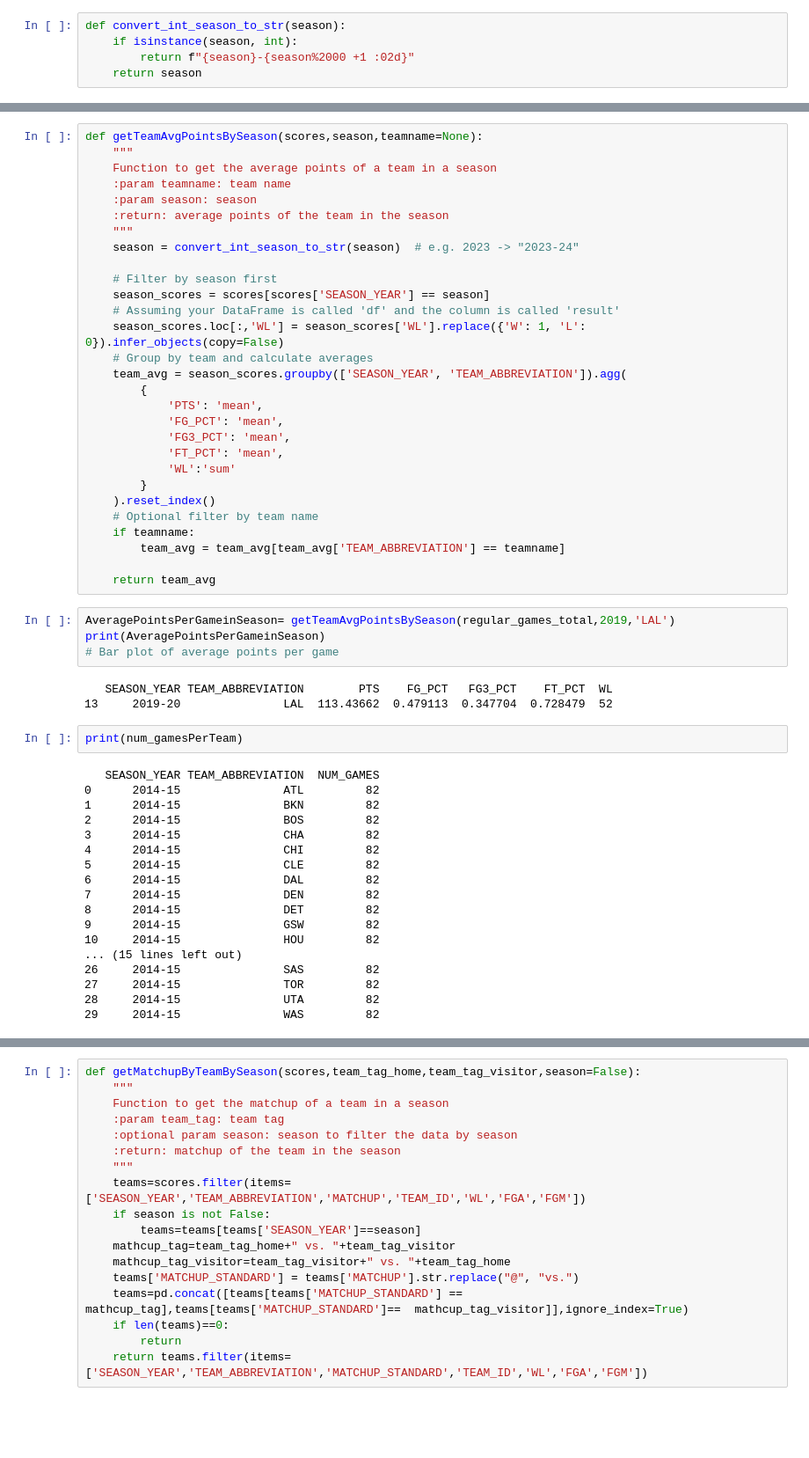
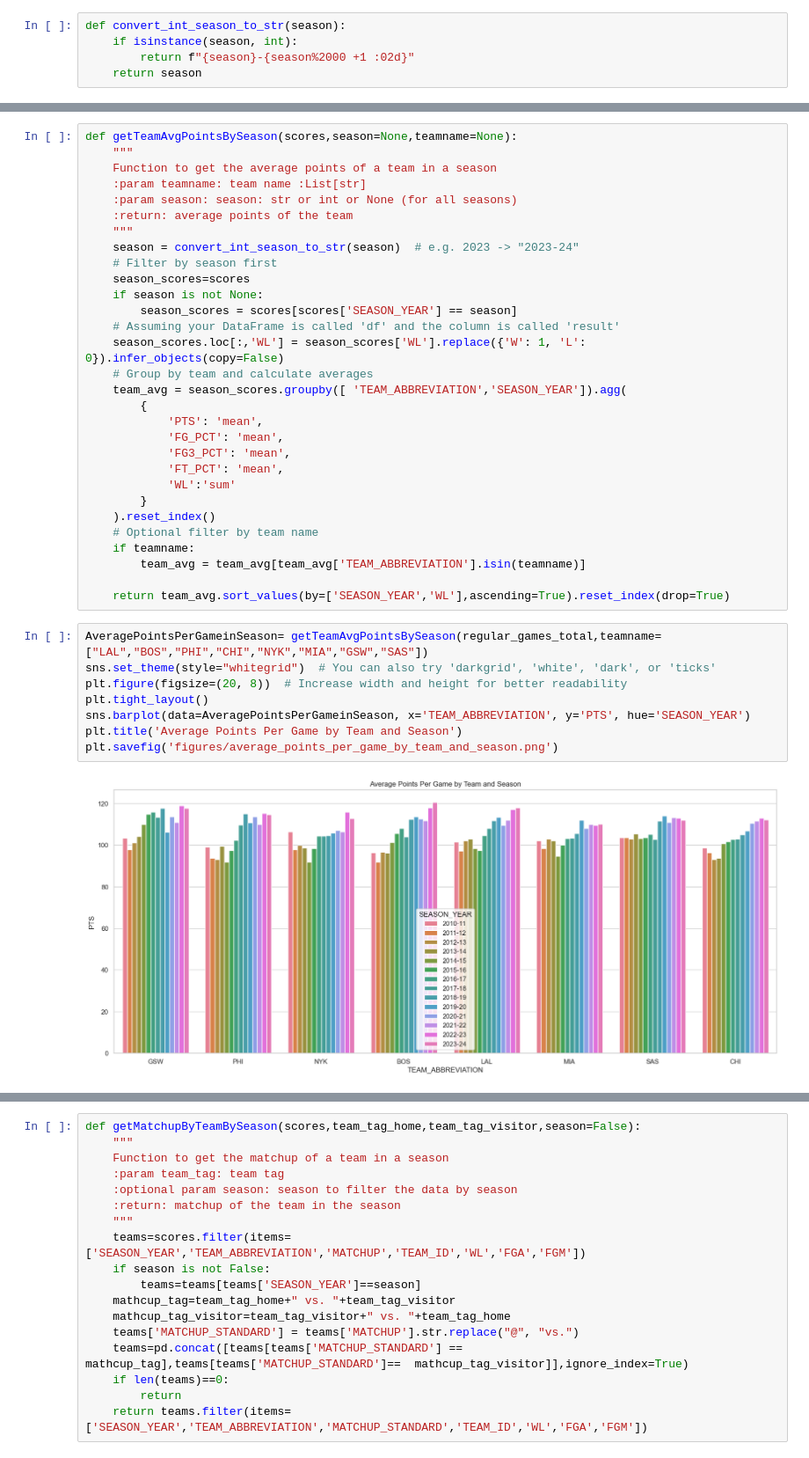
Before and after one commit to HenriqueFreitas07/NBA_ML, a Jupyter notebook: dataExploration.ipynb, the cells around one changed output, grey strips where cells are left out. Shown at 88% size. Drawn from its saved outputs; the diff is of its cells as text; blank space fills up the shorter version.

```diff
--- a/dataExploration.ipynb
+++ b/dataExploration.ipynb
@@ -191,19 +153,20 @@ for each time i want the average points per-game, and number and win percentage
 # %%
-def getTeamAvgPointsBySeason(scores,season,teamname=None):
+def getTeamAvgPointsBySeason(scores,season=None,teamname=None):
     """
     Function to get the average points of a team in a season
-    :param teamname: team name
-    :param season: season
-    :return: average points of the team in the season
+    :param teamname: team name :List[str]
+    :param season: season: str or int or None (for all seasons)
+    :return: average points of the team
     """
     season = convert_int_season_to_str(season)  # e.g. 2023 -> "2023-24"
-
     # Filter by season first
-    season_scores = scores[scores['SEASON_YEAR'] == season]
+    season_scores=scores
+    if season is not None:
+        season_scores = scores[scores['SEASON_YEAR'] == season]
     # Assuming your DataFrame is called 'df' and the column is called 'result'
     season_scores.loc[:,'WL'] = season_scores['WL'].replace({'W': 1, 'L': 0}).infer_objects(copy=False)
     # Group by team and calculate averages
-    team_avg = season_scores.groupby(['SEASON_YEAR', 'TEAM_ABBREVIATION']).agg(
+    team_avg = season_scores.groupby([ 'TEAM_ABBREVIATION','SEASON_YEAR']).agg(
         {
             'PTS': 'mean',
             'FG_PCT': 'mean',
@@ -214,33 +177,16 @@ def getTeamAvgPointsBySeason(scores,season,teamname=None):
     ).reset_index()
     # Optional filter by team name
     if teamname:
-        team_avg = team_avg[team_avg['TEAM_ABBREVIATION'] == teamname]
+        team_avg = team_avg[team_avg['TEAM_ABBREVIATION'].isin(teamname)]
 
-    return team_avg
+    return team_avg.sort_values(by=['SEASON_YEAR','WL'],ascending=True).reset_index(drop=True)
 # %%
-AveragePointsPerGameinSeason= getTeamAvgPointsBySeason(regular_games_total,2019,'LAL')
-print(AveragePointsPerGameinSeason)
-# Bar plot of average points per game
+AveragePointsPerGameinSeason= getTeamAvgPointsBySeason(regular_games_total,teamname=["LAL","BOS","PHI","CHI","NYK","MIA","GSW","SAS"])
+sns.set_theme(style="whitegrid")  # You can also try 'darkgrid', 'white', 'dark', or 'ticks'
+plt.figure(figsize=(20, 8))  # Increase width and height for better readability
+plt.tight_layout()
+sns.barplot(data=AveragePointsPerGameinSeason, x='TEAM_ABBREVIATION', y='PTS', hue='SEASON_YEAR')
+plt.title('Average Points Per Game by Team and Season')
+plt.savefig('figures/average_points_per_game_by_team_and_season.png')
 # %% [output]
-   SEASON_YEAR TEAM_ABBREVIATION        PTS    FG_PCT   FG3_PCT    FT_PCT  WL
-13     2019-20               LAL  113.43662  0.479113  0.347704  0.728479  52
+[figure, added]
-# %%
-print(num_gamesPerTeam)
-# %% [output]
-   SEASON_YEAR TEAM_ABBREVIATION  NUM_GAMES
-0      2014-15               ATL         82
-1      2014-15               BKN         82
-2      2014-15               BOS         82
-3      2014-15               CHA         82
-4      2014-15               CHI         82
-5      2014-15               CLE         82
-6      2014-15               DAL         82
-7      2014-15               DEN         82
-8      2014-15               DET         82
-9      2014-15               GSW         82
-10     2014-15               HOU         82
-... (15 lines left out)
-26     2014-15               SAS         82
-27     2014-15               TOR         82
-28     2014-15               UTA         82
-29     2014-15               WAS         82
```
Also changed, not shown: parts of 11 cells of this notebook.
